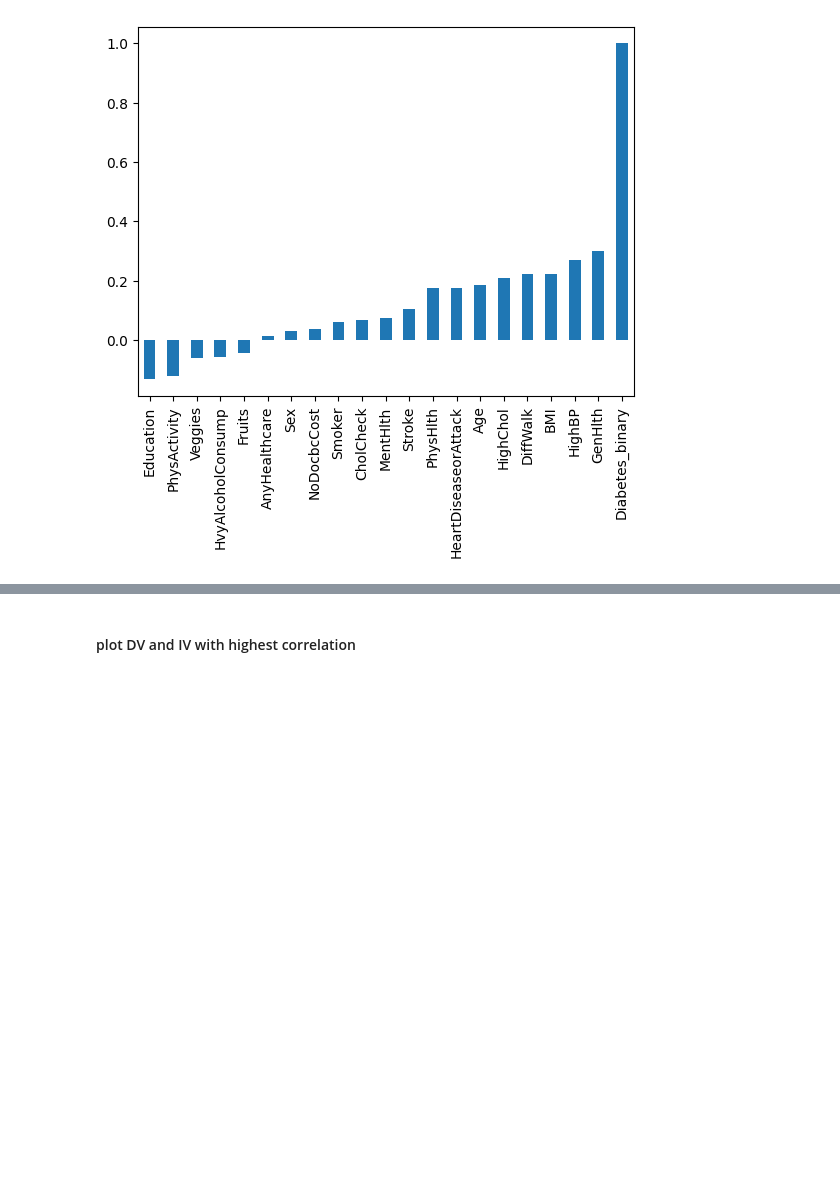
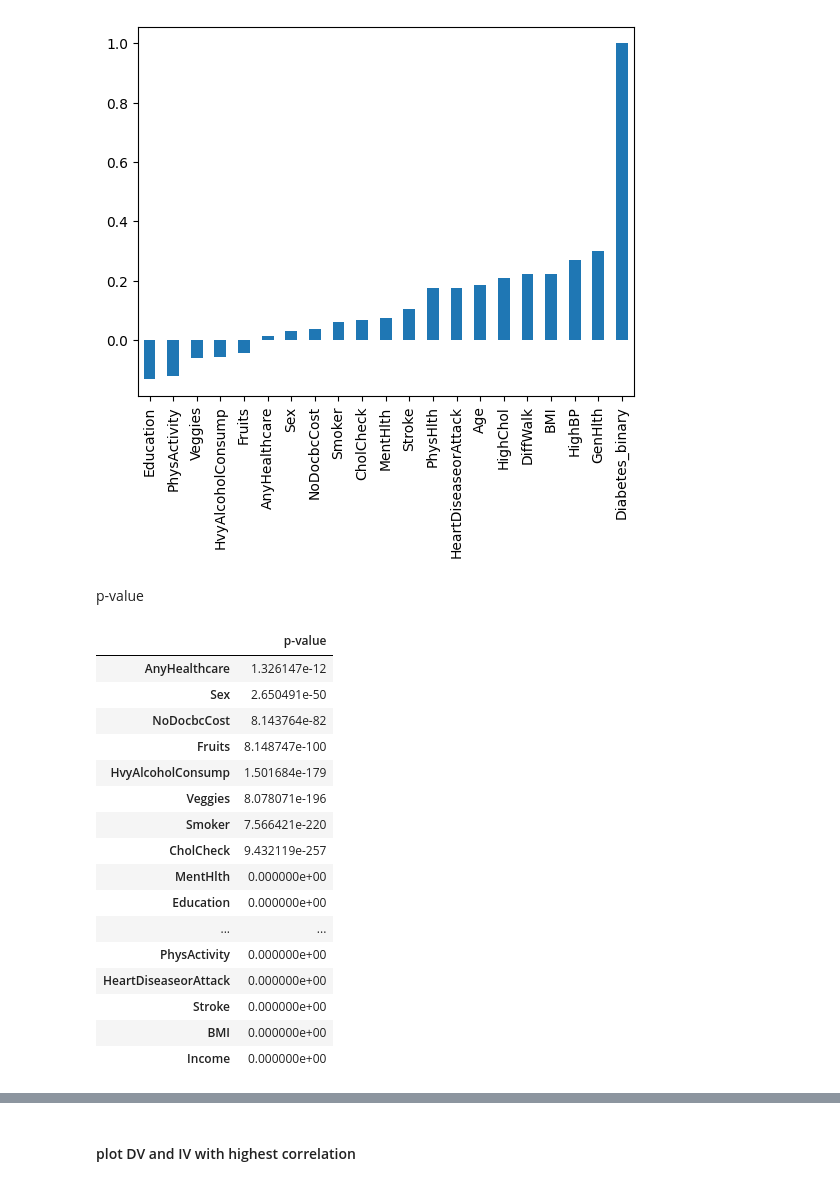
Before and after one commit to thuyr13/DS_2ndreport, a Jupyter notebook: Exploratory Data Analysis.ipynb, the cells around one changed output, grey strips where cells are left out. Cells and saved outputs as stored; diff of their text form; code cells hidden in the pictures; blank space fills up the shorter version.

Commit message:
p-value

```diff
--- a/Exploratory Data Analysis.ipynb
+++ b/Exploratory Data Analysis.ipynb
@@ -232,4 +232,43 @@ data.corr()['Diabetes_binary'][:-1].sort_values().plot(kind='bar')
 # %% [output]
 <Axes: >
 [figure]
+# %% [markdown]
+p-value
+# %%
+from scipy import stats
+
+# Split the dataset into features (X) and the target variable (y)
+X = data.drop('Diabetes_binary', axis = 1)
+y = data['Diabetes_binary']
+
+# Perform a t-test for each feature and calculate p-values
+p_values = []
+for feature in X.columns:
+    t_stat, p_value = stats.ttest_ind(X[feature][y == 0], X[feature][y == 1])
+    p_values.append(p_value)
+# %%
+# results as a dataframe
+pvals = pd.DataFrame(p_values, index = X.columns)
+# name the result column
+pvals.columns = ['p-value']
+# sort p-values, descending
+pvals.sort_values(by = ['p-value'], ascending = False)
+# %% [output]
+|  | p-value |
+| AnyHealthcare | 1.326147e-12 |
+| Sex | 2.650491e-50 |
+| NoDocbcCost | 8.143764e-82 |
+| Fruits | 8.148747e-100 |
+| HvyAlcoholConsump | 1.501684e-179 |
+| Veggies | 8.078071e-196 |
+| Smoker | 7.566421e-220 |
+| CholCheck | 9.432119e-257 |
+| MentHlth | 0.000000e+00 |
+| Education | 0.000000e+00 |
+| ... | ... |
+| PhysActivity | 0.000000e+00 |
+| HeartDiseaseorAttack | 0.000000e+00 |
+| Stroke | 0.000000e+00 |
+| BMI | 0.000000e+00 |
+| Income | 0.000000e+00 |
 # %% [markdown]
```
Also changed, not shown: parts of 1 cell of this notebook.
